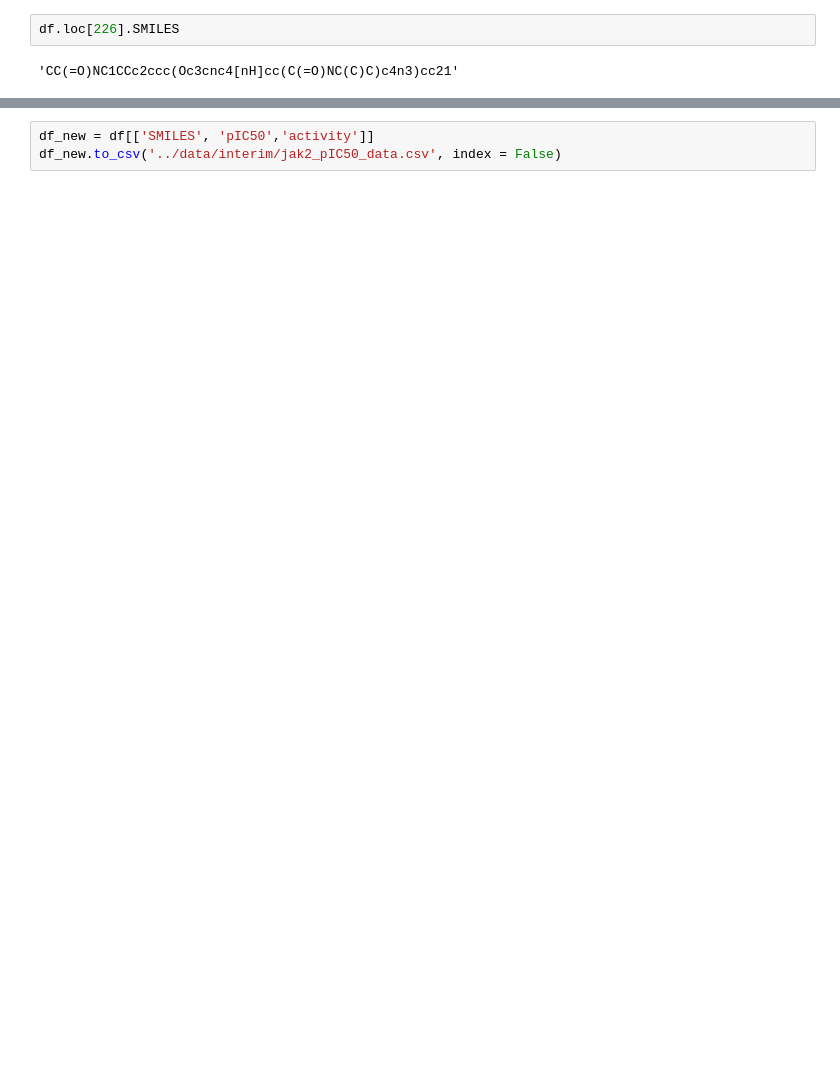
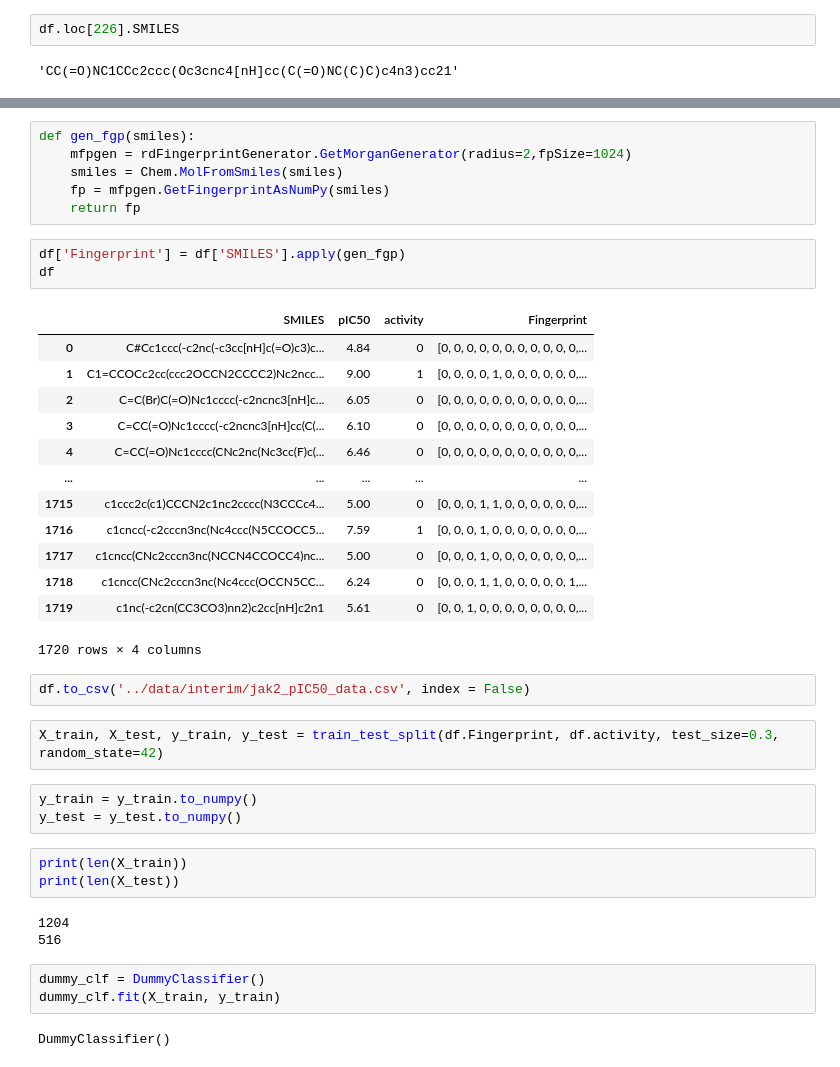
Before and after one commit to alsugimazova/my_repos, a Jupyter notebook: notebooks/data_preprocessing.ipynb, the cells around one changed output, grey strips where cells are left out. Drawn from its saved outputs; the diff is of its cells as text; blank space fills up the shorter version.

Commit message:
fingerprints and DummyClassifier

```diff
--- a/notebooks/data_preprocessing.ipynb
+++ b/notebooks/data_preprocessing.ipynb
@@ -180,3 +214,41 @@ df.boxplot(column=['pIC50'], figsize=(5, 10))
+# %%
+def gen_fgp(smiles):
+    mfpgen = rdFingerprintGenerator.GetMorganGenerator(radius=2,fpSize=1024)
+    smiles = Chem.MolFromSmiles(smiles)
+    fp = mfpgen.GetFingerprintAsNumPy(smiles)
+    return fp
+# %%
+df['Fingerprint'] = df['SMILES'].apply(gen_fgp)
+df
+# %% [output]
+|  | SMILES | pIC50 | activity | Fingerprint |
+| 0 | C#Cc1ccc(-c2nc(-c3cc[nH]c(=O)c3)c... | 4.84 | 0 | [0, 0, 0, 0, 0, 0, 0, 0, 0, 0, 0,... |
+| 1 | C1=CCOCc2cc(ccc2OCCN2CCCC2)Nc2ncc... | 9.00 | 1 | [0, 0, 0, 0, 1, 0, 0, 0, 0, 0, 0,... |
+| 2 | C=C(Br)C(=O)Nc1cccc(-c2ncnc3[nH]c... | 6.05 | 0 | [0, 0, 0, 0, 0, 0, 0, 0, 0, 0, 0,... |
+| 3 | C=CC(=O)Nc1cccc(-c2ncnc3[nH]cc(C(... | 6.10 | 0 | [0, 0, 0, 0, 0, 0, 0, 0, 0, 0, 0,... |
+| 4 | C=CC(=O)Nc1cccc(CNc2nc(Nc3cc(F)c(... | 6.46 | 0 | [0, 0, 0, 0, 0, 0, 0, 0, 0, 0, 0,... |
+| ... | ... | ... | ... | ... |
+| 1715 | c1ccc2c(c1)CCCN2c1nc2cccc(N3CCCc4... | 5.00 | 0 | [0, 0, 0, 1, 1, 0, 0, 0, 0, 0, 0,... |
+| 1716 | c1cncc(-c2cccn3nc(Nc4ccc(N5CCOCC5... | 7.59 | 1 | [0, 0, 0, 1, 0, 0, 0, 0, 0, 0, 0,... |
+| 1717 | c1cncc(CNc2cccn3nc(NCCN4CCOCC4)nc... | 5.00 | 0 | [0, 0, 0, 1, 0, 0, 0, 0, 0, 0, 0,... |
+| 1718 | c1cncc(CNc2cccn3nc(Nc4ccc(OCCN5CC... | 6.24 | 0 | [0, 0, 0, 1, 1, 0, 0, 0, 0, 0, 1,... |
+| 1719 | c1nc(-c2cn(CC3CO3)nn2)c2cc[nH]c2n1 | 5.61 | 0 | [0, 0, 1, 0, 0, 0, 0, 0, 0, 0, 0,... |
+1720 rows × 4 columns
 # %%
-df_new = df[['SMILES', 'pIC50','activity']]
-df_new.to_csv('../data/interim/jak2_pIC50_data.csv', index = False)
+df.to_csv('../data/interim/jak2_pIC50_data.csv', index = False)
+# %%
+X_train, X_test, y_train, y_test = train_test_split(df.Fingerprint, df.activity, test_size=0.3, random_state=42)
+# %%
+y_train = y_train.to_numpy()
+y_test = y_test.to_numpy()
+# %%
+print(len(X_train))
+print(len(X_test))
+# %% [output]
+1204
+516
+# %%
+dummy_clf = DummyClassifier()
+dummy_clf.fit(X_train, y_train)
+# %% [output]
+DummyClassifier()
```
Also changed, not shown: parts of 20 cells of this notebook, 2 other files.
